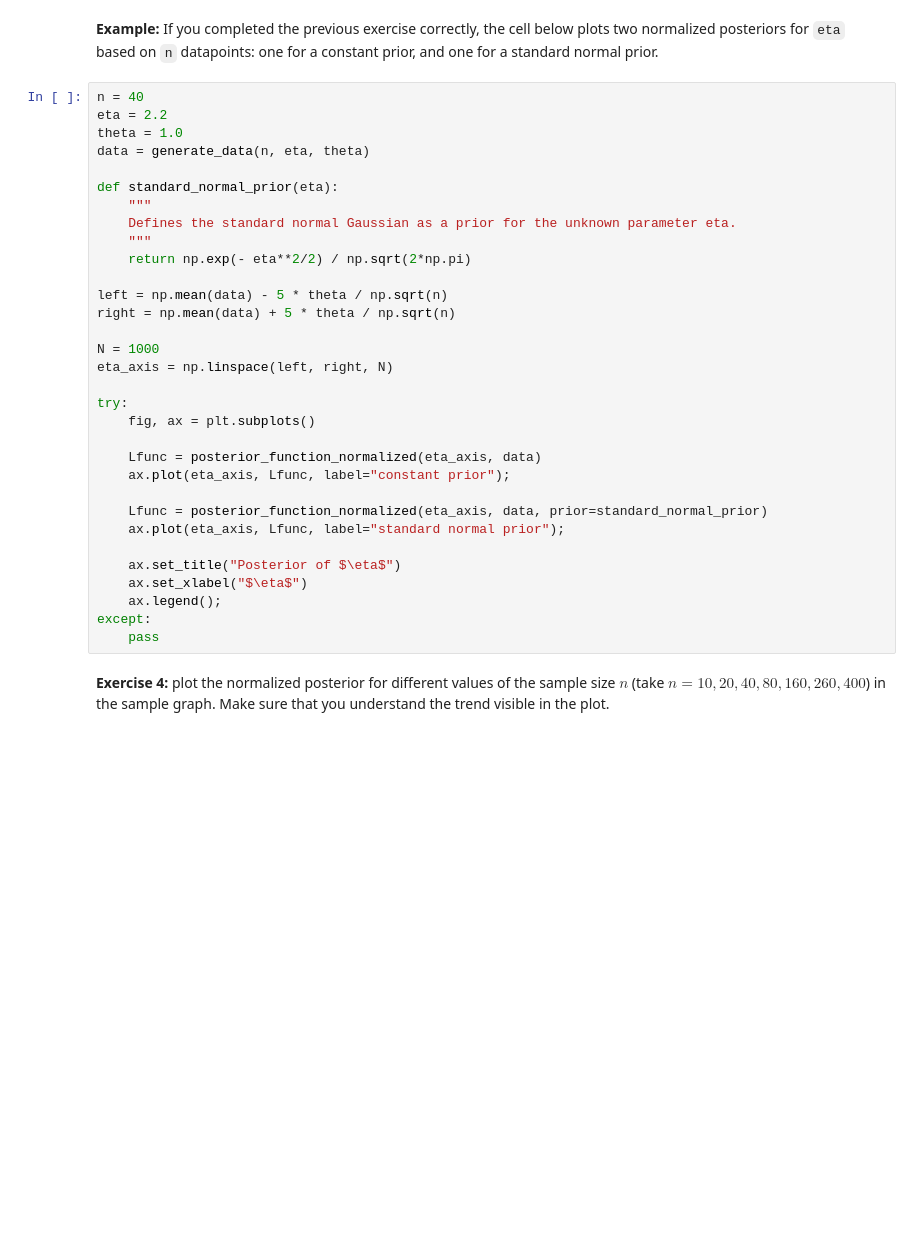
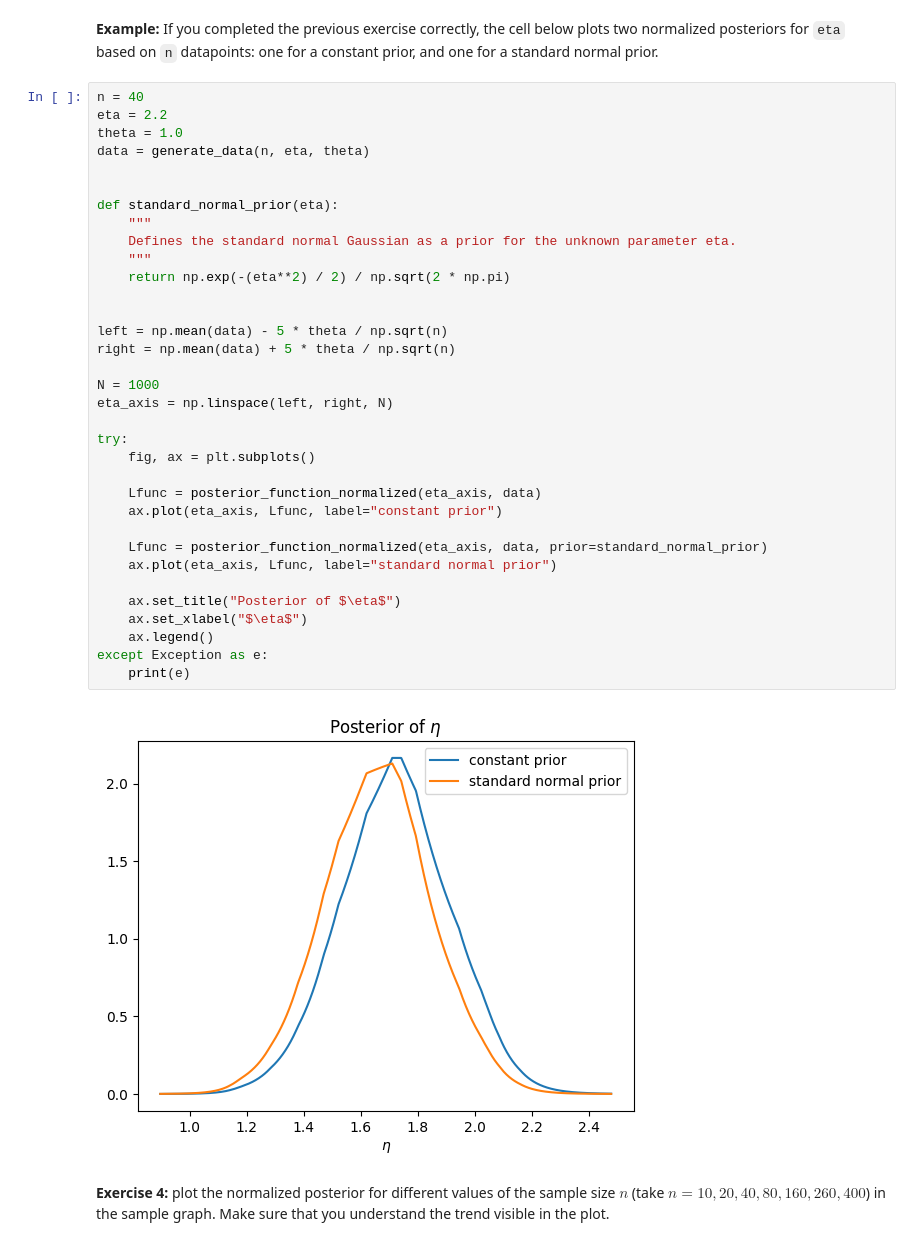
Before and after one commit to AlbinLind/Data-Science-Methodology, a Jupyter notebook: week 3/DSM_ComputerClass3.ipynb, the cells around one changed output. Cells and saved outputs as stored; diff of their text form; blank space fills up the shorter version.

```diff
--- a/week 3/DSM_ComputerClass3.ipynb
+++ b/week 3/DSM_ComputerClass3.ipynb
@@ -120,34 +204,38 @@ def posterior_function_normalized(etas, data, N = 1000, left=None, right=None, e
 # %%
 n = 40
 eta = 2.2
 theta = 1.0
 data = generate_data(n, eta, theta)
 
+
 def standard_normal_prior(eta):
     """
     Defines the standard normal Gaussian as a prior for the unknown parameter eta.
     """
-    return np.exp(- eta**2/2) / np.sqrt(2*np.pi)
+    return np.exp(-(eta**2) / 2) / np.sqrt(2 * np.pi)
+
 
 left = np.mean(data) - 5 * theta / np.sqrt(n)
 right = np.mean(data) + 5 * theta / np.sqrt(n)
 
 N = 1000
 eta_axis = np.linspace(left, right, N)
 
 try:
     fig, ax = plt.subplots()
 
     Lfunc = posterior_function_normalized(eta_axis, data)
-    ax.plot(eta_axis, Lfunc, label="constant prior");
+    ax.plot(eta_axis, Lfunc, label="constant prior")
 
     Lfunc = posterior_function_normalized(eta_axis, data, prior=standard_normal_prior)
-    ax.plot(eta_axis, Lfunc, label="standard normal prior");
+    ax.plot(eta_axis, Lfunc, label="standard normal prior")
 
     ax.set_title("Posterior of $\eta$")
     ax.set_xlabel("$\eta$")
-    ax.legend();
-except:
-    pass
+    ax.legend()
+except Exception as e:
+    print(e)
+# %% [output]
+[figure, added]
 # %% [markdown]
 **Exercise 4:** plot the normalized posterior for different values of the sample size $n$ (take $n=10,20,40,80,160,260,400$) in the sample graph. Make sure that you understand the trend visible in the plot.
```
Also changed, not shown: parts of 13 cells of this notebook.
